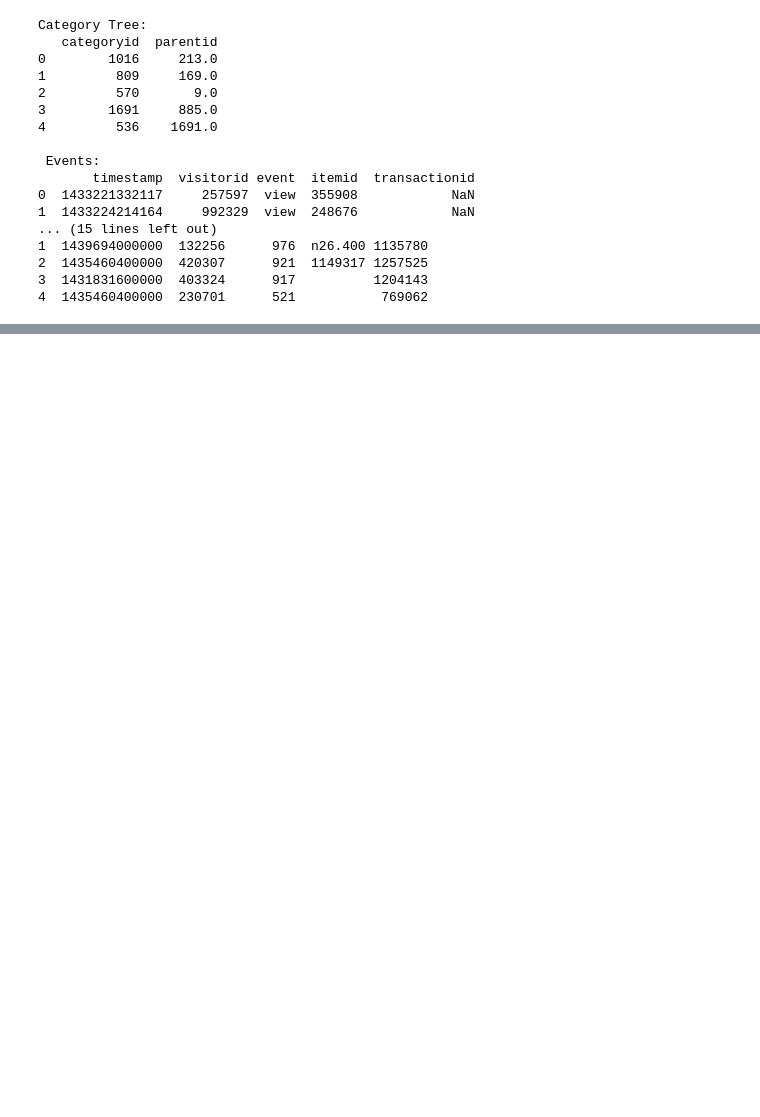
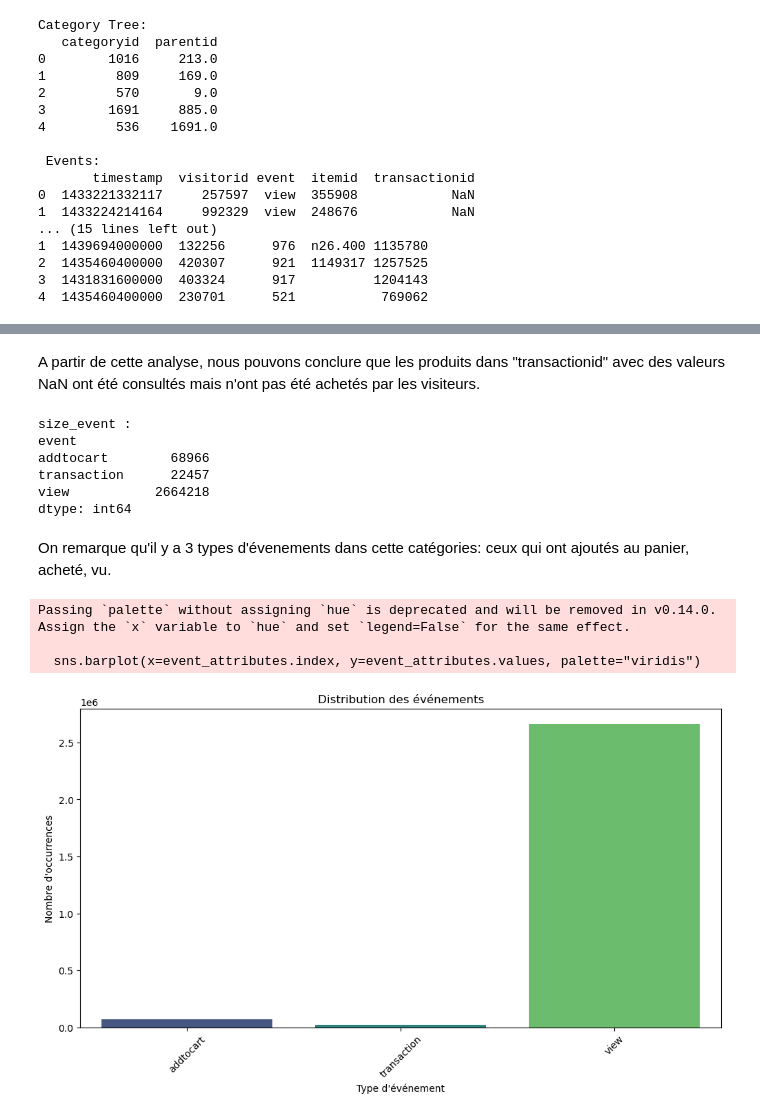
Before and after one commit to chaimackjs/BIG_DATA_Analyse_Optimisation_Ecommerce, a Jupyter notebook: script/notebook.ipynb, the cells around one changed output, grey strips where cells are left out. Saved outputs shown, nothing was run; the diff lists cells and outputs as text; code cells hidden in the pictures; blank space fills up the shorter version.

```diff
--- a/script/notebook.ipynb
+++ b/script/notebook.ipynb
@@ -51,0 +56,12 @@ Category Tree:
+# %%
+# suppression des doublons:
+category_tree= category_tree.drop_duplicates()
+events= events.drop_duplicates()
+item_properties_part1= item_properties_part1.drop_duplicates()
+item_properties_part2= item_properties_part2.drop_duplicates()
+
+# verification des valeurs manquantes
+print(f" valeurs manquantes pour la table item_properties_part1 : \n{item_properties_part1.isnull().sum()}\n\n")
+print(f" valeurs manquantes pour la table item_properties_part2 : \n{item_properties_part2.isnull().sum()}\n\n")
+print(f" valeurs manquantes pour la table events : \n{events.isnull().sum()}\n\n")
+print(f" valeurs manquantes pour la table category_tree : \n{category_tree.isnull().sum()}\n\n")
@@ -51,0 +106,4 @@ Category Tree:
+# %%
+#Conversion de la colonne "timestamp" au format de la date lisible :
+events["timestamp"] = pd.to_datetime(events["timestamp"], unit="ms")
+print(events.head())
@@ -51,0 +159,37 @@ Category Tree:
+# %% [markdown]
+A partir de cette analyse, nous pouvons conclure que les produits dans "transactionid" avec des valeurs NaN ont été consultés mais n'ont pas été achetés par les visiteurs.
+# %%
+#A présent, dans la colone "evens" nous allons voir si les personnes ont seulement vu, ou ont fait d'autres choses
+event_attributes = events.groupby("event").size()
+print(f"size_event : \n{event_attributes}")
+# %% [output]
+size_event :
+event
+addtocart        68966
+transaction      22457
+view           2664218
+dtype: int64
+# %% [markdown]
+On remarque qu'il y a 3 types d'évenements dans cette catégories: ceux qui ont ajoutés au panier, acheté, vu.
+# %%
+# Nous allons representer ça sous forme d'un graphique pour avoir une idée de l'ordre de grandeur
+import matplotlib.pyplot as plt
+import seaborn as sns
+
+# Création du graphique
+plt.figure(figsize=(12, 6))
+sns.barplot(x=event_attributes.index, y=event_attributes.values, palette="viridis")
+
+# Ajout des titres et labels
+plt.xlabel("Type d'événement")
+plt.ylabel("Nombre d'occurrences")
+plt.title("Distribution des événements")
+plt.xticks(rotation=45)  # Rotation des labels pour une meilleure lisibilité
+
+# Affichage du graphique
+plt.show()
+# %% [output]
+Passing `palette` without assigning `hue` is deprecated and will be removed in v0.14.0. Assign the `x` variable to `hue` and set `legend=False` for the same effect.
+
+  sns.barplot(x=event_attributes.index, y=event_attributes.values, palette="viridis")
+[figure, added]
```
Also changed, not shown: parts of 10 cells of this notebook.
